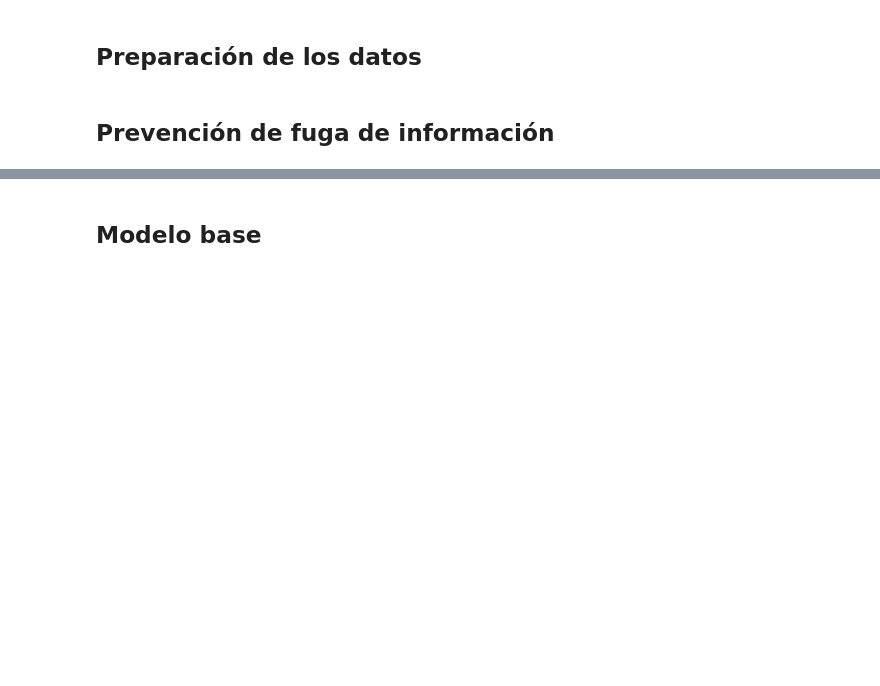
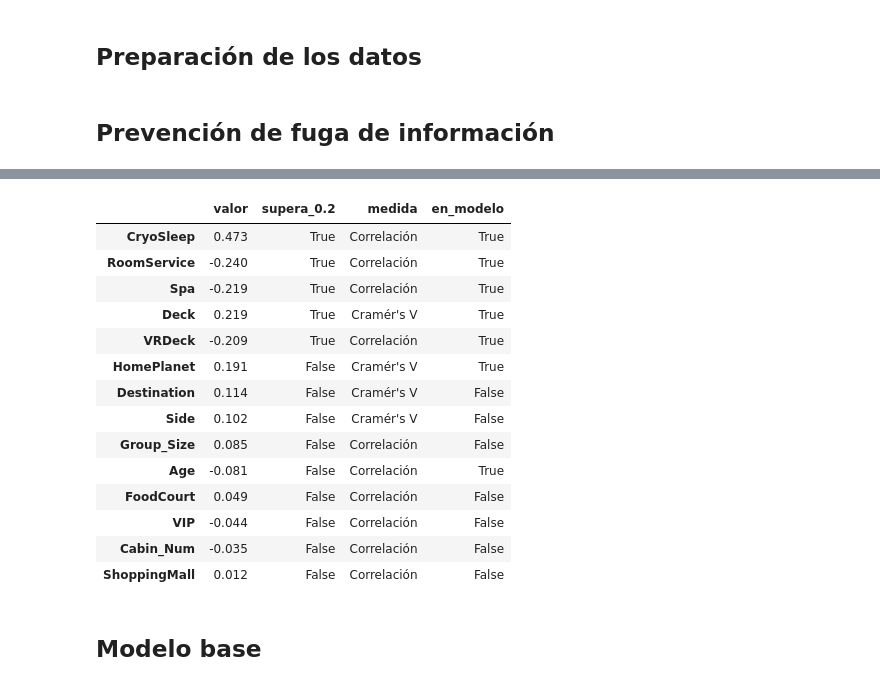
Before and after one commit to Sam-eb/Modelos-1-2026-2, a Jupyter notebook: Proyecto_Modelos_1.ipynb, the cells around one changed output, grey strips where cells are left out. Cells and saved outputs as stored; diff of their text form; code cells hidden in the pictures; blank space fills up the shorter version.

Commit message:
Separación de train y test y fuga de información

```diff
--- a/Proyecto_Modelos_1.ipynb
+++ b/Proyecto_Modelos_1.ipynb
@@ -335,0 +521,18 @@ Hagamos un resumen de las decisiones tomadas para cada variable:
+# %%
+from sklearn.model_selection import StratifiedGroupKFold
+
+# 1. Objetivo y vector de agrupamiento
+y = data_set["Transported"].astype(int)
+groups = data_set["Group"]
+
+# 2. Separación: 5 pliegues estratificados y agrupados; el primero es la prueba (~20%)
+sgkf = StratifiedGroupKFold(n_splits=5, shuffle=True, random_state=67)
+train_idx, test_idx = next(sgkf.split(data_set, y, groups=groups))
+
+# 3. Quedarse solo con las 7 variables finales
+features = ["HomePlanet", "CryoSleep", "Deck", "Age",
+            "RoomService", "Spa", "VRDeck"]
+
+X_train, y_train = data_set.iloc[train_idx][features], y.iloc[train_idx]
+X_test,  y_test  = data_set.iloc[test_idx][features],  y.iloc[test_idx]
+groups_train = groups.iloc[train_idx]
@@ -340,3 +610,37 @@ Hagamos un resumen de las decisiones tomadas para cada variable:
+# %%
+from scipy.stats.contingency import association
+
+train = data_set.iloc[train_idx]
+y_tr = y.iloc[train_idx]
+
+num = ["Age", "CryoSleep", "VIP", "RoomService", "FoodCourt", "ShoppingMall",
+       "Spa", "VRDeck", "Group_Size", "Cabin_Num"]
+cat = ["Deck", "Side", "HomePlanet", "Destination"]
+
+res = {c: train[c].corr(y_tr) for c in num}   # correlación con el objetivo, ignora NaN
+res.update({c: association(pd.crosstab(train[c], y_tr), method="cramer") for c in cat})
+
+tabla = pd.DataFrame({"valor": res})
+tabla["supera_0.2"] = tabla["valor"].abs() >= 0.2
+tabla["medida"] = ["Cramér's V" if c in cat else "Correlación" for c in tabla.index]
+tabla["en_modelo"] = tabla.index.isin(features)
+display(tabla.sort_values("valor", key=abs, ascending=False).round(3))
+# %% [output]
+|  | valor | supera_0.2 | medida | en_modelo |
+| CryoSleep | 0.473 | True | Correlación | True |
+| RoomService | -0.240 | True | Correlación | True |
+| Spa | -0.219 | True | Correlación | True |
+| Deck | 0.219 | True | Cramér's V | True |
+| VRDeck | -0.209 | True | Correlación | True |
+| HomePlanet | 0.191 | False | Cramér's V | True |
+| Destination | 0.114 | False | Cramér's V | False |
+| Side | 0.102 | False | Cramér's V | False |
+| Group_Size | 0.085 | False | Correlación | False |
+| Age | -0.081 | False | Correlación | True |
+| FoodCourt | 0.049 | False | Correlación | False |
+| VIP | -0.044 | False | Correlación | False |
+| Cabin_Num | -0.035 | False | Correlación | False |
+| ShoppingMall | 0.012 | False | Correlación | False |
 # %% [markdown]
 ## **Modelo base**
 # %% [markdown]
```
Also changed, not shown: parts of 34 cells of this notebook.
